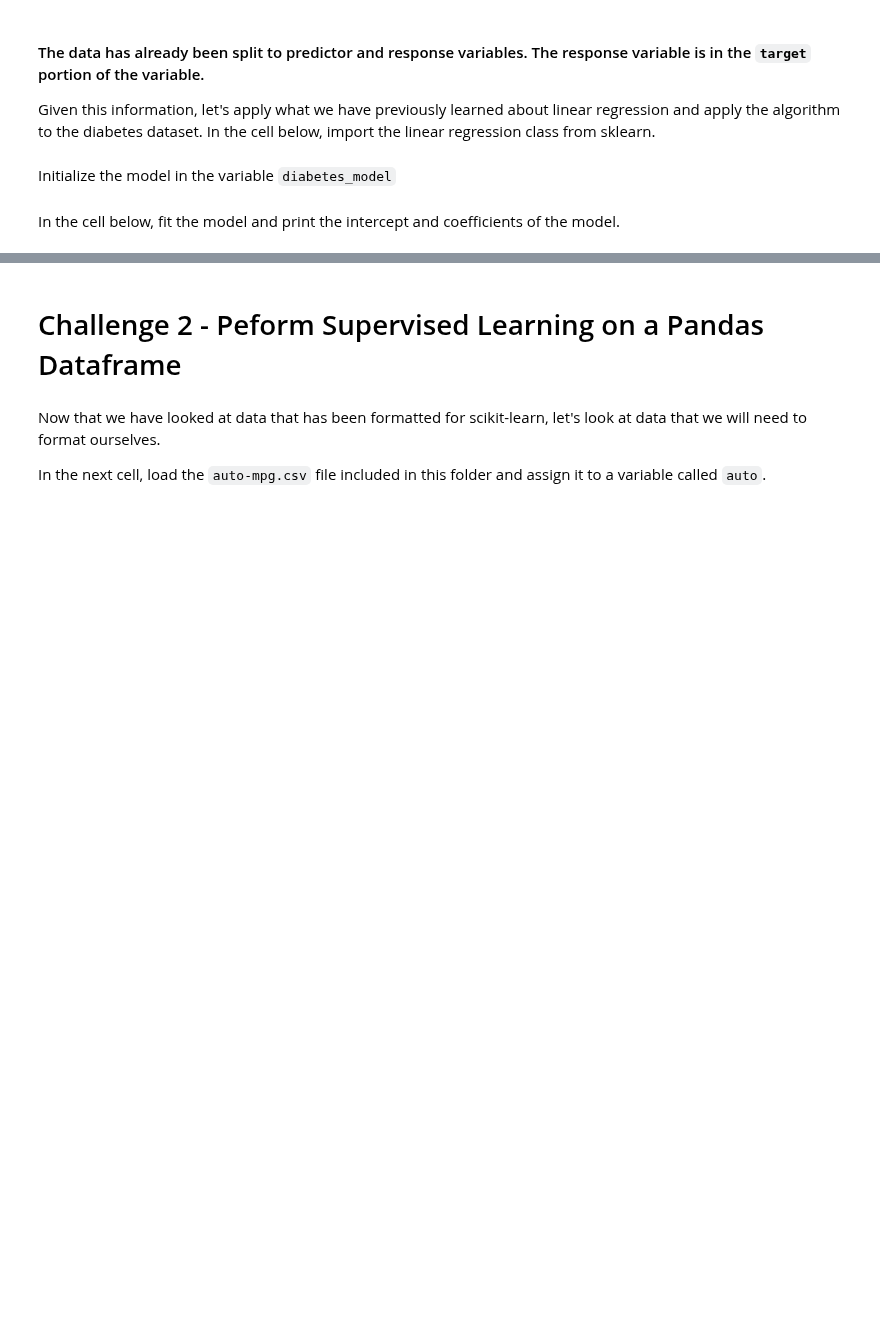
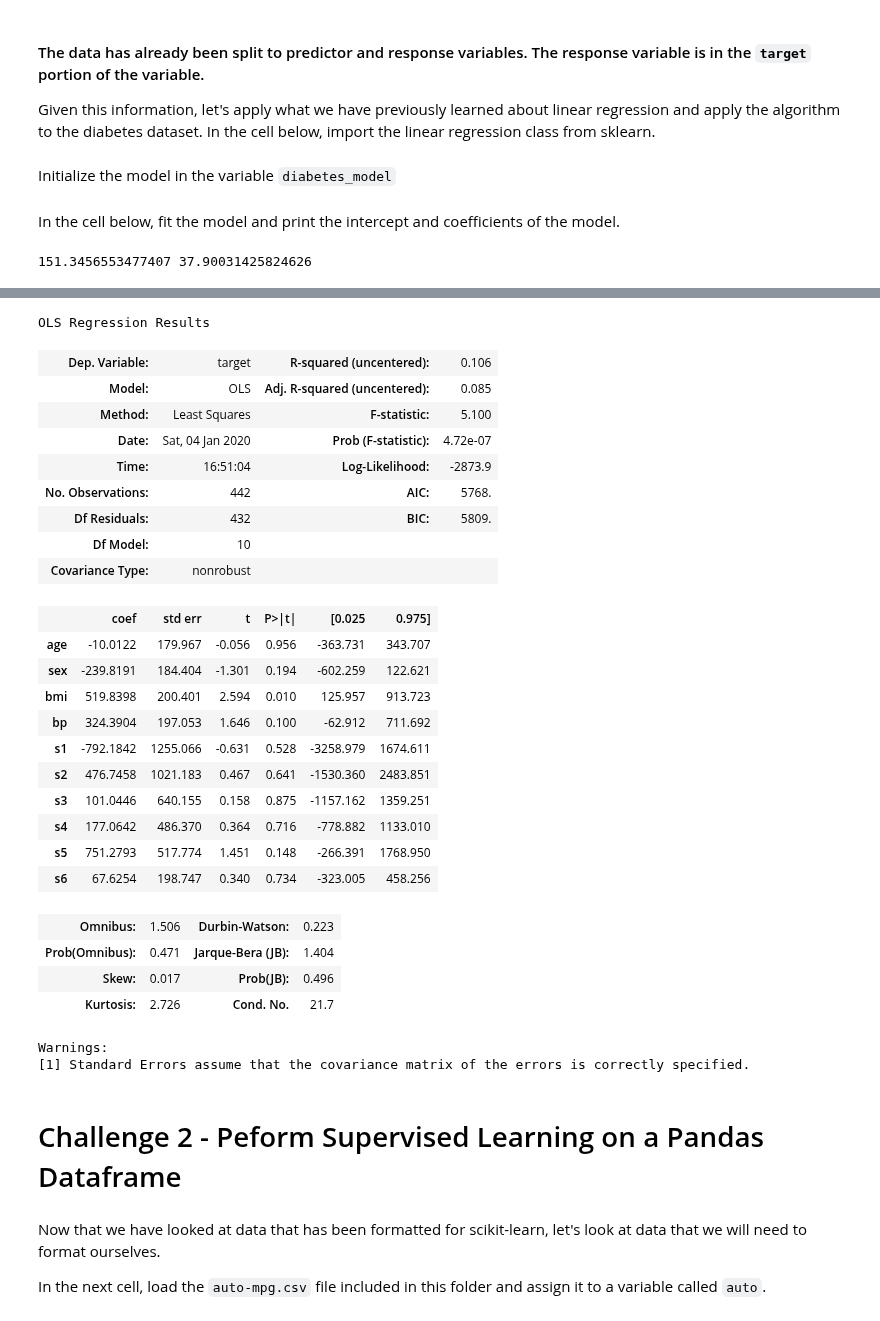
Before and after one commit to ironhack-labs/data-labs, a Jupyter notebook: module-3/lab-intro-to-sklearn/your-code/main.ipynb, the cells around one changed output, grey strips where cells are left out. Saved outputs shown, nothing was run; the diff lists cells and outputs as text; code cells hidden in the pictures; blank space fills up the shorter version.

Commit message:
“lab-intro-to-sklearn”

```diff
--- a/module-3/lab-intro-to-sklearn/your-code/main.ipynb
+++ b/module-3/lab-intro-to-sklearn/your-code/main.ipynb
@@ -13,6 +18,10 @@ Before starting to work on our own datasets, let's first explore the datasets th
 First, we will load the diabetes dataset. Do this in the cell below by importing the datasets and then loading the dataset  to the `diabetes` variable using the `load_diabetes()` function.
 # %%
 # Your code here:
+
+from sklearn.datasets import load_diabetes
+
+diabetes = load_diabetes()
 # %% [markdown]
 Let's explore this variable by looking at the different attributes. Do this by looking at the `keys()` of this variable.
 # %%
@@ -31,0 +52,9 @@ Now explore the data. Scikit-learn typically takes in 2D numpy arrays as input (
+# %%
+# Your code here:
+df = pd.DataFrame(
+    data = diabetes['data'],
+    columns = diabetes['feature_names']
+)
+
+df['target'] = diabetes['target']
+df.shape
@@ -44,2 +75,18 @@ Initialize the model in the variable `diabetes_model`
+# %%
+# Your code here:
+
+features = df[df.columns.drop('target')] # features - expect dataframe
+target = df['target'] # target - expect series
+
+from sklearn.model_selection import train_test_split
+
+features_train, features_test, target_train, target_test = train_test_split(
+    features,
+    target,
+    test_size = .2,
+    random_state = 42,
+)
+
+diabetes_model = LinearRegression()
 # %% [markdown]
 In the cell below, fit the model and print the intercept and coefficients of the model.
@@ -48,3 +93,16 @@ In the cell below, fit the model and print the intercept and coefficients of the
+# %%
+# Your code here:
+
+diabetes_model.fit(features_train, target_train)
+
+intercept = diabetes_model.intercept_ # y-intercept
+
+x_slope = diabetes_model.coef_[0]
+
+
+print(intercept, x_slope)
+# %% [output]
+151.3456553477407 37.90031425824626
 # %% [markdown]
 # Bonus Challenge 1 - Conduct a Hypothesis Test on the Model
 
@@ -63,3 +119,37 @@ Your result should look similar to this:
+# %%
+# Your code here:
+
+import statsmodels.api as sm
+
+sm.OLS(target, features).fit().summary()
+# %% [output]
+OLS Regression Results
+| Dep. Variable: | target | R-squared (uncentered): | 0.106 |
+| Model: | OLS | Adj. R-squared (uncentered): | 0.085 |
+| Method: | Least Squares | F-statistic: | 5.100 |
+| Date: | Sat, 04 Jan 2020 | Prob (F-statistic): | 4.72e-07 |
+| Time: | 16:51:04 | Log-Likelihood: | -2873.9 |
+| No. Observations: | 442 | AIC: | 5768. |
+| Df Residuals: | 432 | BIC: | 5809. |
+| Df Model: | 10 |  |  |
+| Covariance Type: | nonrobust |  |  |
+|  | coef | std err | t | P>|t| | [0.025 | 0.975] |
+| age | -10.0122 | 179.967 | -0.056 | 0.956 | -363.731 | 343.707 |
+| sex | -239.8191 | 184.404 | -1.301 | 0.194 | -602.259 | 122.621 |
+| bmi | 519.8398 | 200.401 | 2.594 | 0.010 | 125.957 | 913.723 |
+| bp | 324.3904 | 197.053 | 1.646 | 0.100 | -62.912 | 711.692 |
+| s1 | -792.1842 | 1255.066 | -0.631 | 0.528 | -3258.979 | 1674.611 |
+| s2 | 476.7458 | 1021.183 | 0.467 | 0.641 | -1530.360 | 2483.851 |
+| s3 | 101.0446 | 640.155 | 0.158 | 0.875 | -1157.162 | 1359.251 |
+| s4 | 177.0642 | 486.370 | 0.364 | 0.716 | -778.882 | 1133.010 |
+| s5 | 751.2793 | 517.774 | 1.451 | 0.148 | -266.391 | 1768.950 |
+| s6 | 67.6254 | 198.747 | 0.340 | 0.734 | -323.005 | 458.256 |
+| Omnibus: | 1.506 | Durbin-Watson: | 0.223 |
+| Prob(Omnibus): | 0.471 | Jarque-Bera (JB): | 1.404 |
+| Skew: | 0.017 | Prob(JB): | 0.496 |
+| Kurtosis: | 2.726 | Cond. No. | 21.7 |
+Warnings:
+[1] Standard Errors assume that the covariance matrix of the errors is correctly specified.
 # %% [markdown]
 # Challenge 2 - Peform Supervised Learning on a Pandas Dataframe
 # %% [markdown]
```
Also changed, not shown: parts of 35 cells of this notebook.
